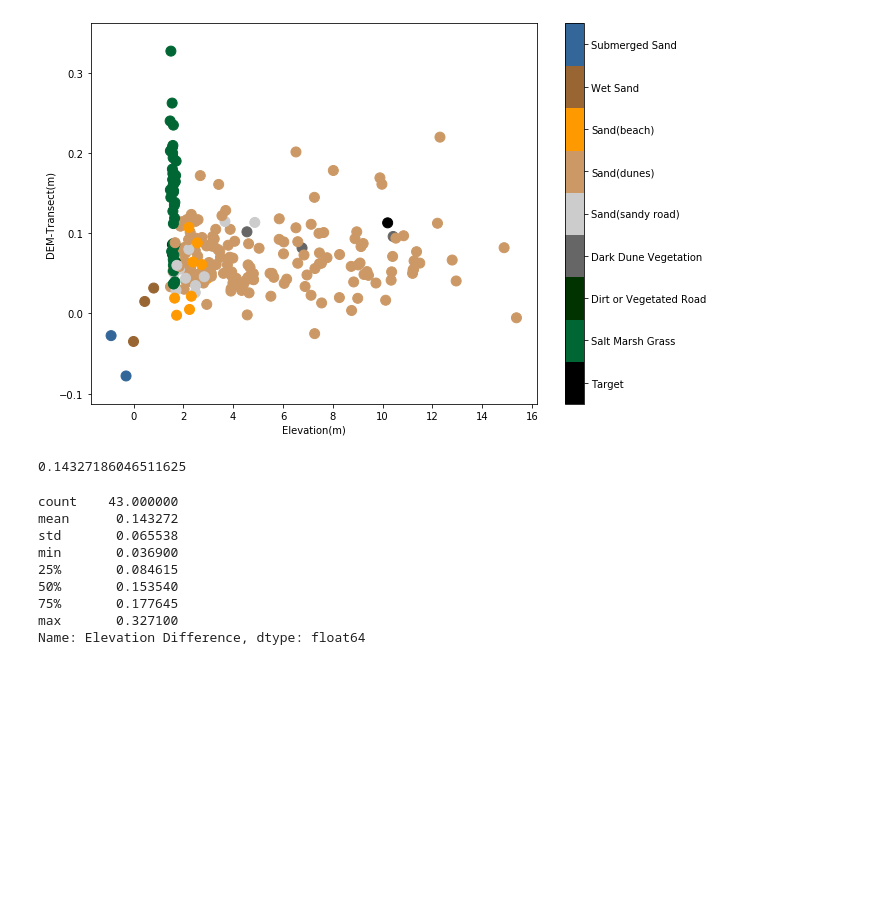
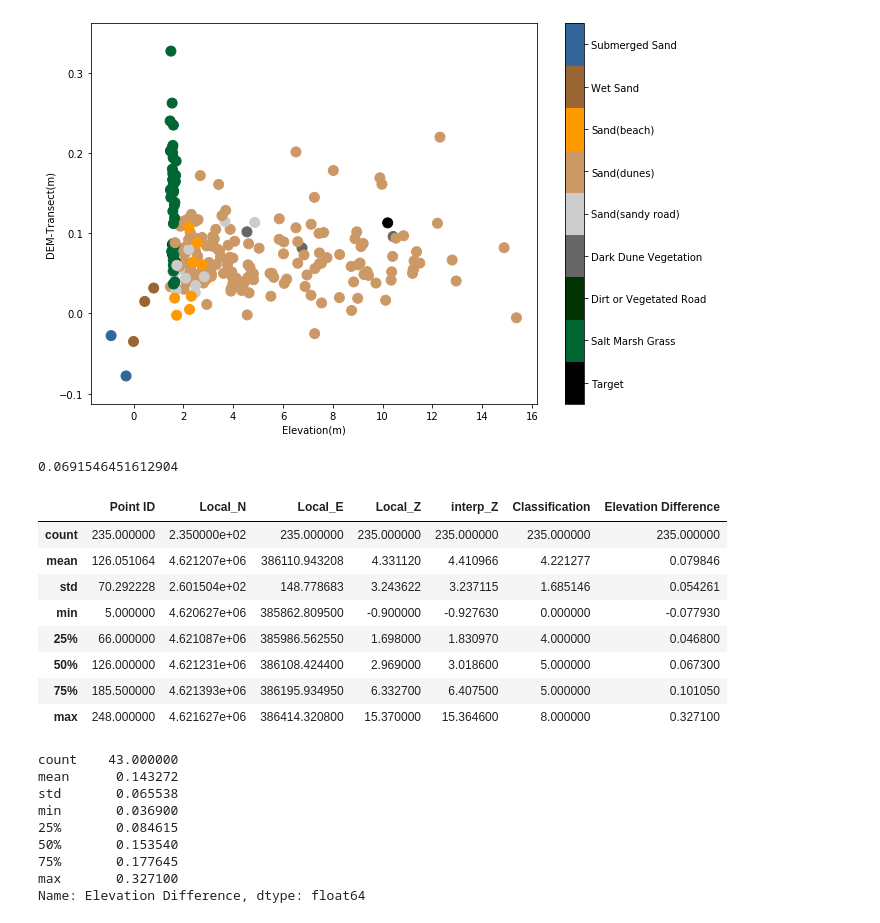
Before and after one commit to jxhigh/Learning_Python_in_Great_Marshes_Region, a Jupyter notebook: Compared_RTK_Elevations_with_1mgrid_SFM_DEM.ipynb, the cells around one changed output. Saved outputs shown, nothing was run; the diff lists cells and outputs as text; code cells hidden in the pictures; blank space fills up the shorter version.

```diff
--- a/Compared_RTK_Elevations_with_1mgrid_SFM_DEM.ipynb
+++ b/Compared_RTK_Elevations_with_1mgrid_SFM_DEM.ipynb
@@ -207,9 +206,21 @@ plt.savefig("DEM-Transect_vs_Elev_Scatter_Plot.png")
 # %% [output]
 [figure]
 # %%
-df2["Elevation Difference"].loc[df2["Classification"]==1].mean()
+df2["Elevation Difference"].loc[df2["Classification"]==5].mean()
 # %% [output]
-0.14327186046511625
+0.0691546451612904
+# %%
+df2.describe()
+# %% [output]
+|  | Point ID | Local_N | Local_E | Local_Z | interp_Z | Classification | Elevation Difference |
+| count | 235.000000 | 2.350000e+02 | 235.000000 | 235.000000 | 235.000000 | 235.000000 | 235.000000 |
+| mean | 126.051064 | 4.621207e+06 | 386110.943208 | 4.331120 | 4.410966 | 4.221277 | 0.079846 |
+| std | 70.292228 | 2.601504e+02 | 148.778683 | 3.243622 | 3.237115 | 1.685146 | 0.054261 |
+| min | 5.000000 | 4.620627e+06 | 385862.809500 | -0.900000 | -0.927630 | 0.000000 | -0.077930 |
+| 25% | 66.000000 | 4.621087e+06 | 385986.562550 | 1.698000 | 1.830970 | 4.000000 | 0.046800 |
+| 50% | 126.000000 | 4.621231e+06 | 386108.424400 | 2.969000 | 3.018600 | 5.000000 | 0.067300 |
+| 75% | 185.500000 | 4.621393e+06 | 386195.934950 | 6.332700 | 6.407500 | 5.000000 | 0.101050 |
+| max | 248.000000 | 4.621627e+06 | 386414.320800 | 15.370000 | 15.364600 | 8.000000 | 0.327100 |
 # %%
 df2["Elevation Difference"].loc[df2["Classification"]==1].describe()
 # %% [output]
```
Also changed, not shown: parts of 7 cells of this notebook.
